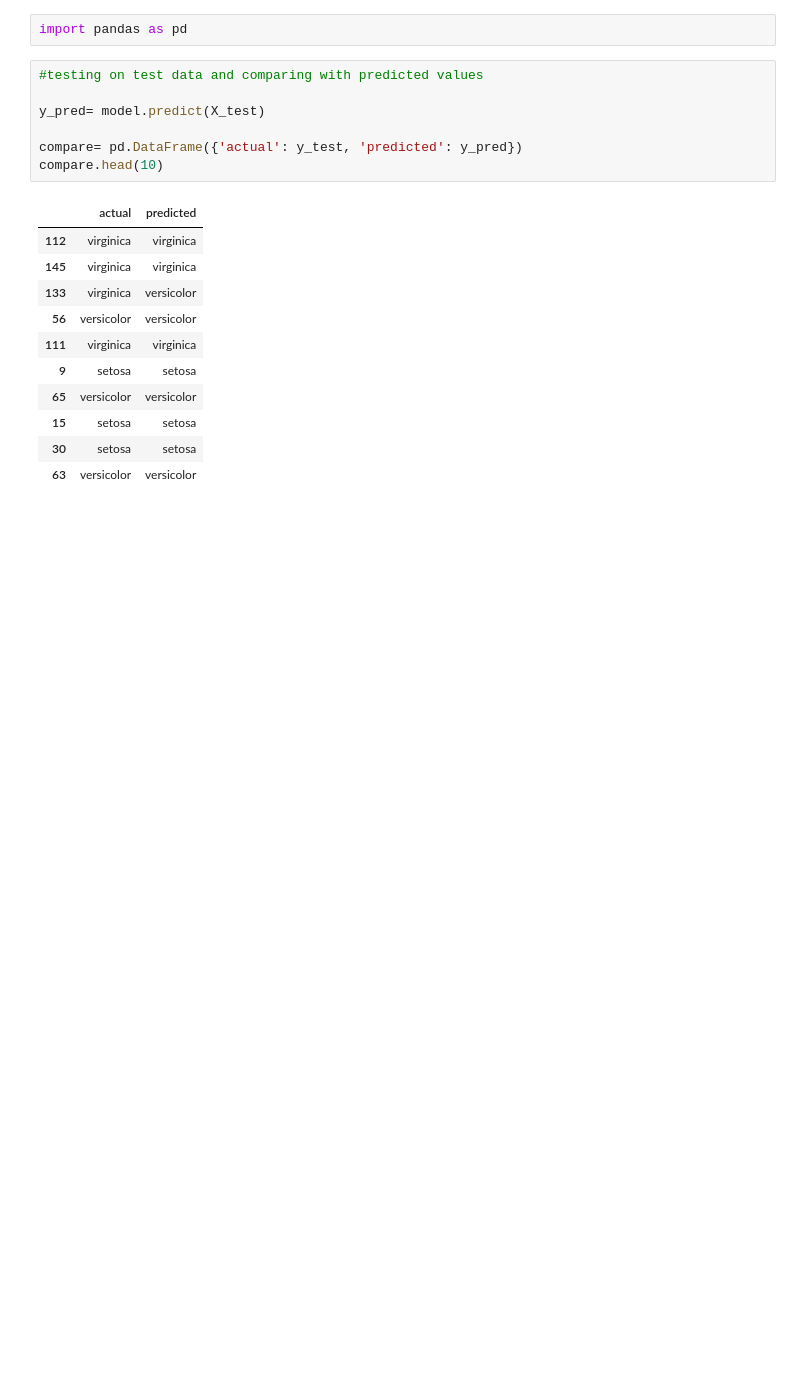
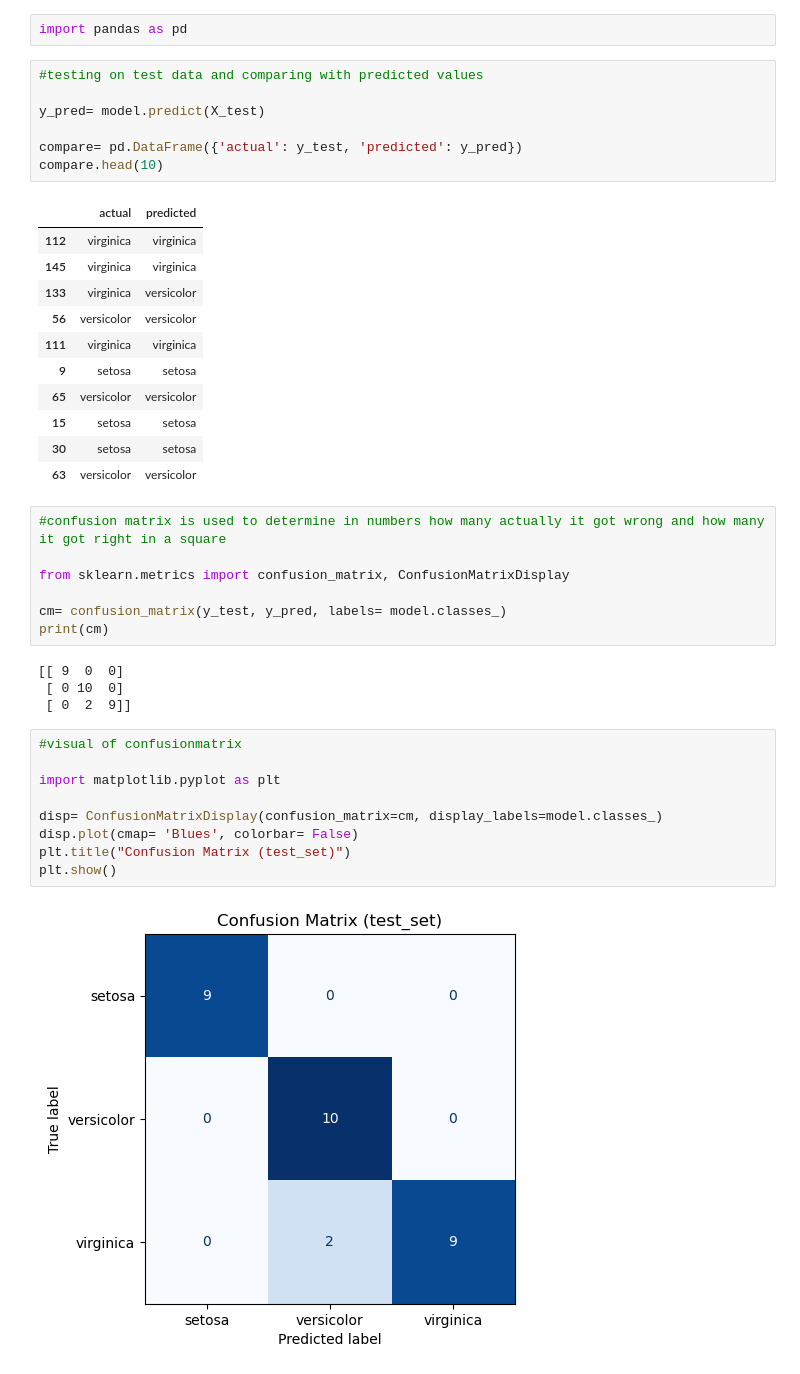
Before and after one commit to azeem932356/iris-classification, a Jupyter notebook: notebooks/Untitled.ipynb, the cells around one changed output. Saved outputs shown, nothing was run; the diff lists cells and outputs as text; blank space fills up the shorter version.

```diff
--- a/notebooks/Untitled.ipynb
+++ b/notebooks/Untitled.ipynb
@@ -239,3 +239,25 @@ compare.head(10)
 | 15 | setosa | setosa |
 | 30 | setosa | setosa |
 | 63 | versicolor | versicolor |
+# %%
+#confusion matrix is used to determine in numbers how many actually it got wrong and how many it got right in a square
+
+from sklearn.metrics import confusion_matrix, ConfusionMatrixDisplay
+
+cm= confusion_matrix(y_test, y_pred, labels= model.classes_)
+print(cm)
+# %% [output]
+[[ 9  0  0]
+ [ 0 10  0]
+ [ 0  2  9]]
+# %%
+#visual of confusionmatrix
+
+import matplotlib.pyplot as plt
+
+disp= ConfusionMatrixDisplay(confusion_matrix=cm, display_labels=model.classes_)
+disp.plot(cmap= 'Blues', colorbar= False)
+plt.title("Confusion Matrix (test_set)")
+plt.show()
+# %% [output]
+[figure, added]
```
Also changed, not shown: parts of 1 cell of this notebook.
